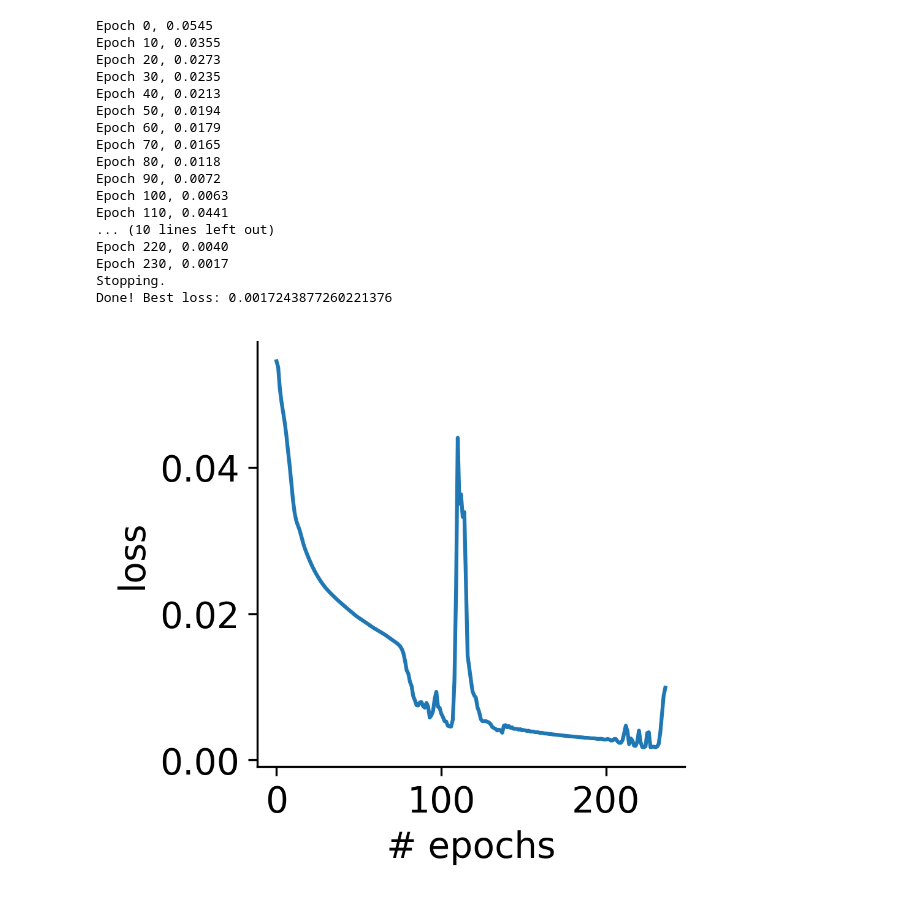
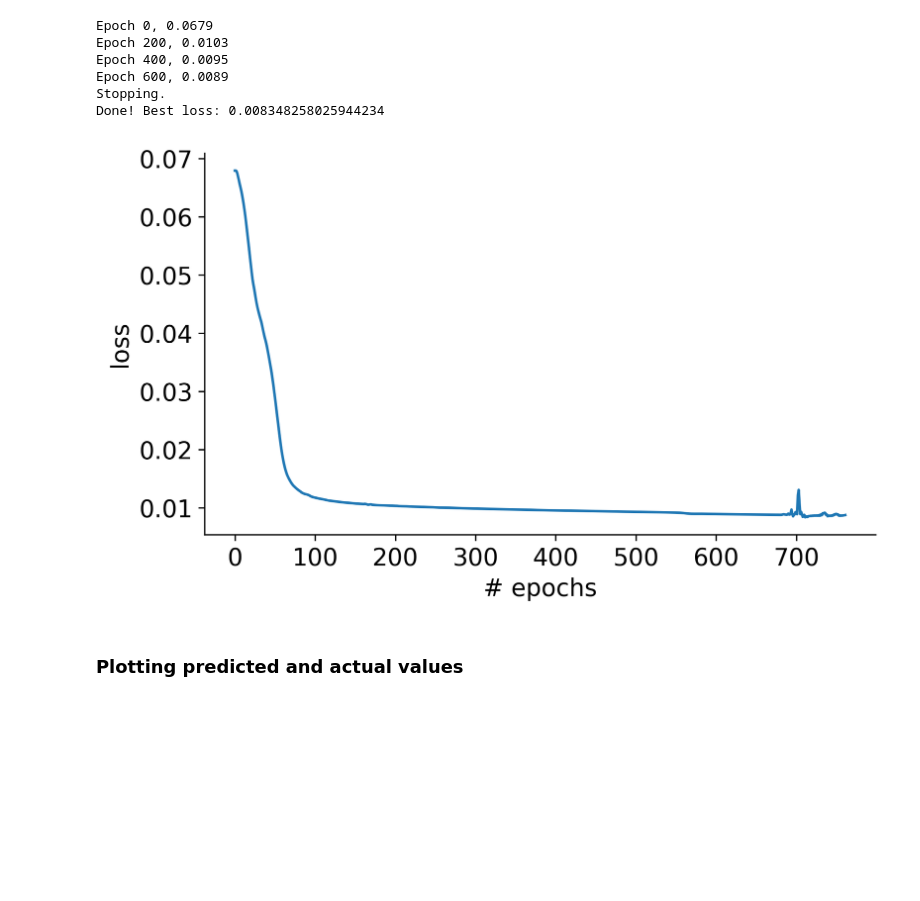
Before and after one commit to avg-bitsian/distributional-td, a Jupyter notebook: main.ipynb, the cells around one changed output. Cells and saved outputs as stored; diff of their text form; code cells hidden in the pictures; blank space fills up the shorter version.

```diff
--- a/main.ipynb
+++ b/main.ipynb
@@ -6,6 +8,4 @@ from plotting import plot_trials, plot_loss, plot_predictions, plot_hidden_activ
 # %%
-#%% create experiment
-
-E = PavlovTiming(ncues=2)
-plot_trials(E.trials[:15])
+E = PavlovTiming(ncues=1)
+plot_trials(E.trials[:10])
 # %% [output]
@@ -23,30 +25,19 @@ model # parameters: 56
 # %%
-#%% train model
-
 lr = 0.003
 batch_size = 12
 dataloader = make_dataloader(E, batch_size=batch_size)
-scores = train_model(model, dataloader, lr=lr)
+scores = train_model(model, dataloader, lr=lr, epochs=2000, print_every=200)
 plot_loss(scores)
 # %% [output]
-Epoch 0, 0.0545
-Epoch 10, 0.0355
-Epoch 20, 0.0273
-Epoch 30, 0.0235
-Epoch 40, 0.0213
-Epoch 50, 0.0194
-Epoch 60, 0.0179
-Epoch 70, 0.0165
-Epoch 80, 0.0118
-Epoch 90, 0.0072
-Epoch 100, 0.0063
-Epoch 110, 0.0441
-... (10 lines left out)
-Epoch 220, 0.0040
-Epoch 230, 0.0017
+Epoch 0, 0.0679
+Epoch 200, 0.0103
+Epoch 400, 0.0095
+Epoch 600, 0.0089
 Stopping.
-Done! Best loss: 0.0017243877260221376
+Done! Best loss: 0.008348258025944234
-[figure, old version]
+[figure, new version]
+# %% [markdown]
+### Plotting predicted and actual values
 # %%
 responses = probe_model(model, dataloader)
 plot_predictions(responses[:2], 'value', gamma=model.gamma)
```
Also changed, not shown: parts of 6 cells of this notebook.
